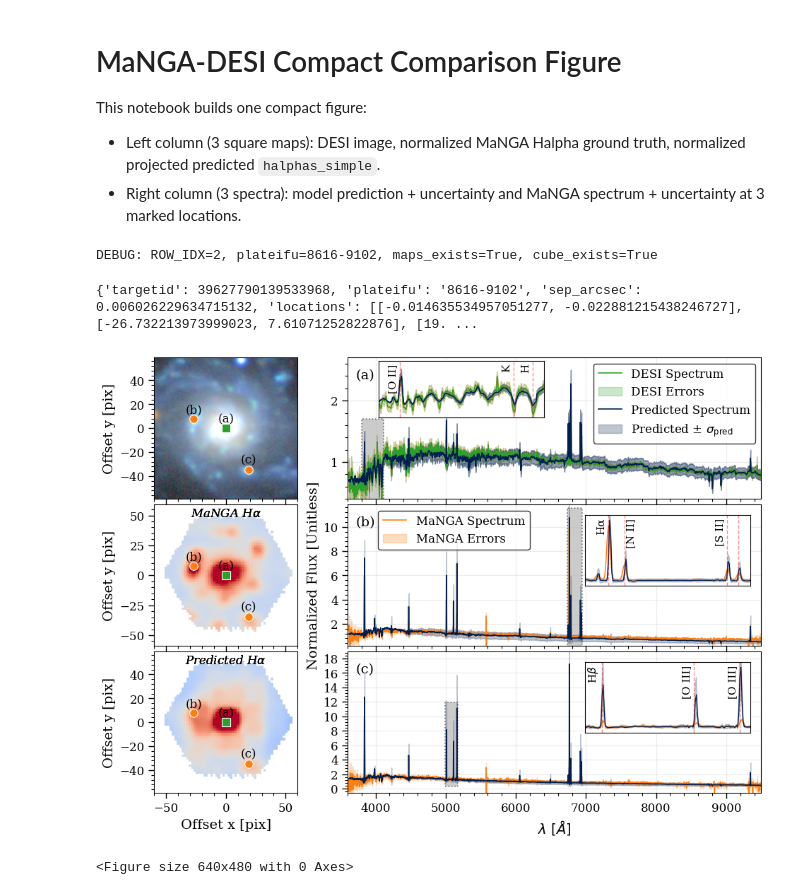
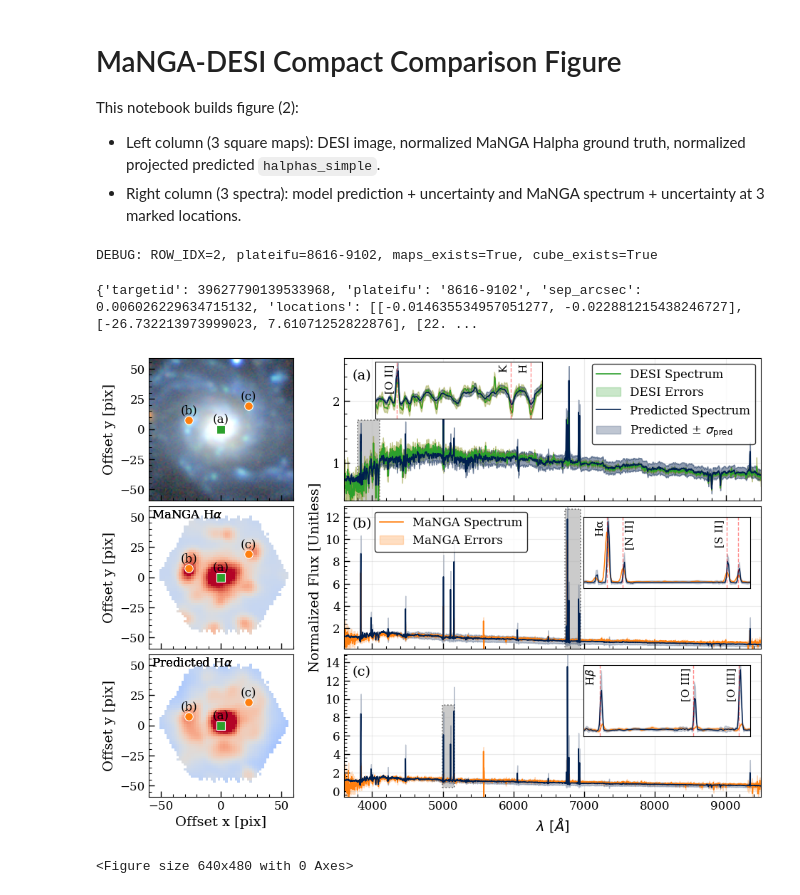
Before and after one commit to biprateep/MultiModal, a Jupyter notebook: notebooks/manga_compact_figure.ipynb, the cells around one changed output. Saved outputs shown, nothing was run; the diff lists cells and outputs as text; code cells hidden in the pictures.

```diff
--- a/notebooks/manga_compact_figure.ipynb
+++ b/notebooks/manga_compact_figure.ipynb
@@ -1,7 +1,7 @@
 # %% [markdown]
 # MaNGA-DESI Compact Comparison Figure
 
-This notebook builds one compact figure:
+This notebook builds figure (2):
 - Left column (3 square maps): DESI image, normalized MaNGA Halpha ground truth, normalized projected predicted `halphas_simple`.
 - Right column (3 spectra): model prediction + uncertainty and MaNGA spectrum + uncertainty at 3 marked locations.
 # %%
@@ -29,13 +29,13 @@ from utils.DataProcessing import MultimodalDataset, get_kernel, smooth_data
 from utils.AstroImageFunctions import make_rgb
 from models.MAESimple import MaskedAutoencoderViT
 
-ROW_IDX = 2  # same object flow as current manga_tests setup
+ROW_IDX = 2  # same object
 PIX_SCALE = 0.262  # arcsec/pixel
 MIN_VALID = 2000
 
-# User controls
 N_SMOOTH_SPEC = 1
-MANUAL_FIBER_OFFSETS_PIX = [(-0.4193,  0.1550), (-26.0, 8.0), (20.0, -35.0)]
+# MANUAL_FIBER_OFFSETS_PIX = [(-0.4193,  0.1550), (-26.0, 8.0), (20.0, -35.0)]
+MANUAL_FIBER_OFFSETS_PIX = [(-0.4193,  0.1550), (-26.0, 8.0), (23.0, 20.0)]
 
 DESI_ZARR = Path('/pscratch/sd/p/pzehao/iron/desi_maglim_19_5.zarr')
 DESI_PARQUET = Path('/pscratch/sd/p/pzehao/iron/desi_zcat_maglim_19_5.parquet')
@@ -44,9 +44,10 @@ DRPALL = Path('/pscratch/sd/p/pzehao/MyQuota/drpall-v3_1_1.fits')
 MAPS_DIR = Path('/pscratch/sd/p/pzehao/MyQuota/manga_maps')
 CUBES_DIR = Path('/pscratch/sd/p/pzehao/MyQuota/manga_cubes')
 MAP_DAPTYPE = 'HYB10-MILESHC-MASTARHC2'
-CKPT = Path('/pscratch/sd/p/pzehao/DESIMAE/ProductionCheckpointsSimple/epoch=106-val_loss=-1.5629.ckpt')
+CKPT = Path('/pscratch/sd/p/pzehao/DESIMAE/ProductionCheckpointsSimple/epoch=119-val_loss=-1.5850.ckpt')
 
-HALPHA_SIMPLE_PATH = Path('halphas_simple.npy')
+# HALPHA_SIMPLE_PATH = Path('halphas_simple.npy')
+HALPHA_SIMPLE_PATH = Path('/pscratch/sd/p/pzehao/MultiModal/notebooks/halpha_sweep_single_target/halpha_pred_epoch_116.npy')
 if not HALPHA_SIMPLE_PATH.exists():
     raise FileNotFoundError('halphas_simple.npy not found. Run manga_tests cell 11 first for this same object.')
 
@@ -325,7 +326,7 @@ spec_panels[0]['gt_label'] = 'DESI'
 print({'targetid': targetid, 'plateifu': plateifu, 'sep_arcsec': float(sep2d.arcsec[0]), 'locations': offsets_pix.tolist(), 'manual_offsets': manual_offsets, 'smoothing': n_smooth_spec})
 # %% [output]
 DEBUG: ROW_IDX=2, plateifu=8616-9102, maps_exists=True, cube_exists=True
-{'targetid': 39627790139533968, 'plateifu': '8616-9102', 'sep_arcsec': 0.006026229634715132, 'locations': [[-0.014635534957051277, -0.022881215438246727], [-26.732213973999023, 7.61071252822876], [19. ...
+{'targetid': 39627790139533968, 'plateifu': '8616-9102', 'sep_arcsec': 0.006026229634715132, 'locations': [[-0.014635534957051277, -0.022881215438246727], [-26.732213973999023, 7.61071252822876], [22. ...
 # %%
 # Final compact 3x2 figure
 import matplotlib as mpl
@@ -347,8 +348,14 @@ mpl.rcParams.update({
 
 fig = plt.figure(figsize=(12, 8))
 gs = GridSpec(3, 2, figure=fig, width_ratios=[1.0, 1.7], hspace=0.04, wspace=0.0)
-left_axes = [fig.add_subplot(gs[i, 0], sharex=fig.axes[0] if i else None) for i in range(3)]
-right_axes = [fig.add_subplot(gs[i, 1], sharex=fig.axes[3] if i else None) for i in range(3)]
+
+left_axes = [fig.add_subplot(gs[0, 0])]
+for i in range(1, 3):
+    left_axes.append(fig.add_subplot(gs[i, 0], sharex=left_axes[0], sharey=left_axes[0]))
+
+right_axes = [fig.add_subplot(gs[0, 1])]
+for i in range(1, 3):
+    right_axes.append(fig.add_subplot(gs[i, 1], sharex=right_axes[0]))
 
 left_xlim = (np.nanmin(x_off) - 4, np.nanmax(x_off) + 4)
 left_ylim = (np.nanmin(y_off) - 4, np.nanmax(y_off) + 4)
@@ -359,7 +366,7 @@ left_axes[2].imshow(pred_n, origin='lower', cmap='coolwarm', vmin=-3, vmax=3, ex
 for ax in left_axes:
     ax.set_xlim(*left_xlim)
     ax.set_ylim(*left_ylim)
-    ax.tick_params(axis='x', which='both', bottom=True, top=False, labelbottom=ax is left_axes[2])
+    ax.tick_params(axis='x', which='both', bottom=True, top=False, labelbottom=ax is left_axes[2], direction='in')
 left_axes[0].set_ylabel('Offset y [pix]')
 left_axes[1].set_ylabel('Offset y [pix]')
 left_axes[2].set_ylabel('Offset y [pix]')
@@ -376,21 +383,26 @@ for ax in left_axes:
 
         if ax is left_axes[1]:
             ax.text(
-                0.5, 0.98,                     # position inside panel
+                0.02, 0.98,                     # position inside panel
                 "MaNGA H$\\alpha$",
                 transform=ax.transAxes,
-                ha='center', va='top',
-                fontsize=12, color='black', fontstyle='italic'
+                ha='left', va='top',
+                fontsize=12, color='black'
             )
 
         if ax is left_axes[2]:
             ax.text(
-                0.5, 0.98,                     # position inside panel
+                0.02, 0.98,                     # position inside panel
                 "Predicted H$\\alpha$",
                 transform=ax.transAxes,
-                ha='center', va='top',
-                fontsize=12, color='black', fontstyle='italic'
+                ha='left', va='top',
+                fontsize=12, color='black'
             )
+
+left_yticks = np.arange(-50, 51, 25)
+for ax in left_axes:
+    ax.set_yticks(left_yticks)
+    ax.tick_params(axis='y', labelleft=True, direction='in')
 
 zoom_windows = {
     0: (3800, 4110),
@@ -398,7 +410,7 @@ zoom_windows = {
     2: (4990, 5170),
 }
 
-# Requested line labels per inset (rest-frame wavelengths in Angstrom).
+# line labels per inset (rest-frame wavelengths in Angstrom).
 inset_lines_rest = {
     0: [('[O II]', 3727.4), ('H', 3968.5), ('K', 3933.7)],
     1: [('Hα', 6562.801), ('[N II]', 6583.45), ('[S II]', 6716.44), (' ', 6730.82)],
@@ -419,7 +431,8 @@ for i, ax in enumerate(right_axes):
         p5, p95 = np.nanpercentile(all_vals, [0.5, 100])
         ax.set_ylim(p5 - 0.1 * abs(p5), p95 + 0.1 * abs(p95))
     ax.grid(alpha=0.25)
-    ax.tick_params(axis='x', which='both', bottom=True, top=False, labelbottom=i == 2)
+    ax.tick_params(axis='x', which='both', bottom=True, top=False, labelbottom=i == 2, direction='in')
+    ax.tick_params(axis='y', which='both', direction='in')
     ax.set_ylabel('Normalized Flux [Unitless]' if i == 1 else '')
     ax.text(0.02, 0.92, panel_labels[i], transform=ax.transAxes, ha='left', va='top', fontsize=14, color='black')
 
@@ -509,34 +522,34 @@ for i, ax in enumerate(right_axes):
             #     axins.text(w_obs, ytxt - 0.08 * (y1 - y0), '3727', rotation=90, fontsize=10, color='black', ha='center', va='top')
     ax.yaxis.set_major_locator(MaxNLocator(integer=True))
 
     # Draw the exact zoom region on the parent axis.
     rect = Rectangle(
         (x0, y0),
         x1 - x0,
         y1 - y0,
         facecolor='0.6',
         edgecolor='black',
         linestyle=':',
         linewidth=1.2,
         alpha=0.5,
         zorder=0.5,
     )
     ax.add_patch(rect)
 
     axins.set_xticks([])
     axins.set_yticks([])
 
 right_axes[2].set_xlabel('$\\lambda$ $[Å]$')
 
 for ax in left_axes + right_axes:
     ax.minorticks_on()
     ax.xaxis.set_minor_locator(AutoMinorLocator(5))  # 4 minor ticks per major
     ax.yaxis.set_minor_locator(AutoMinorLocator(5))
 
-    ax.tick_params(which='major', length=6, width=1.0)
-    ax.tick_params(which='minor', length=3, width=0.8)
+    ax.tick_params(which='major', length=6, width=1.0, direction='in')
+    ax.tick_params(which='minor', length=3, width=0.8, direction='in')
 plt.show()
 plt.savefig('IFU.png', dpi=300, bbox_inches='tight')
 # %% [output]
-[figure, old version]
+[figure, new version]
 <Figure size 640x480 with 0 Axes>
```
Also changed, not shown: parts of 2 cells of this notebook, 5 other files.
